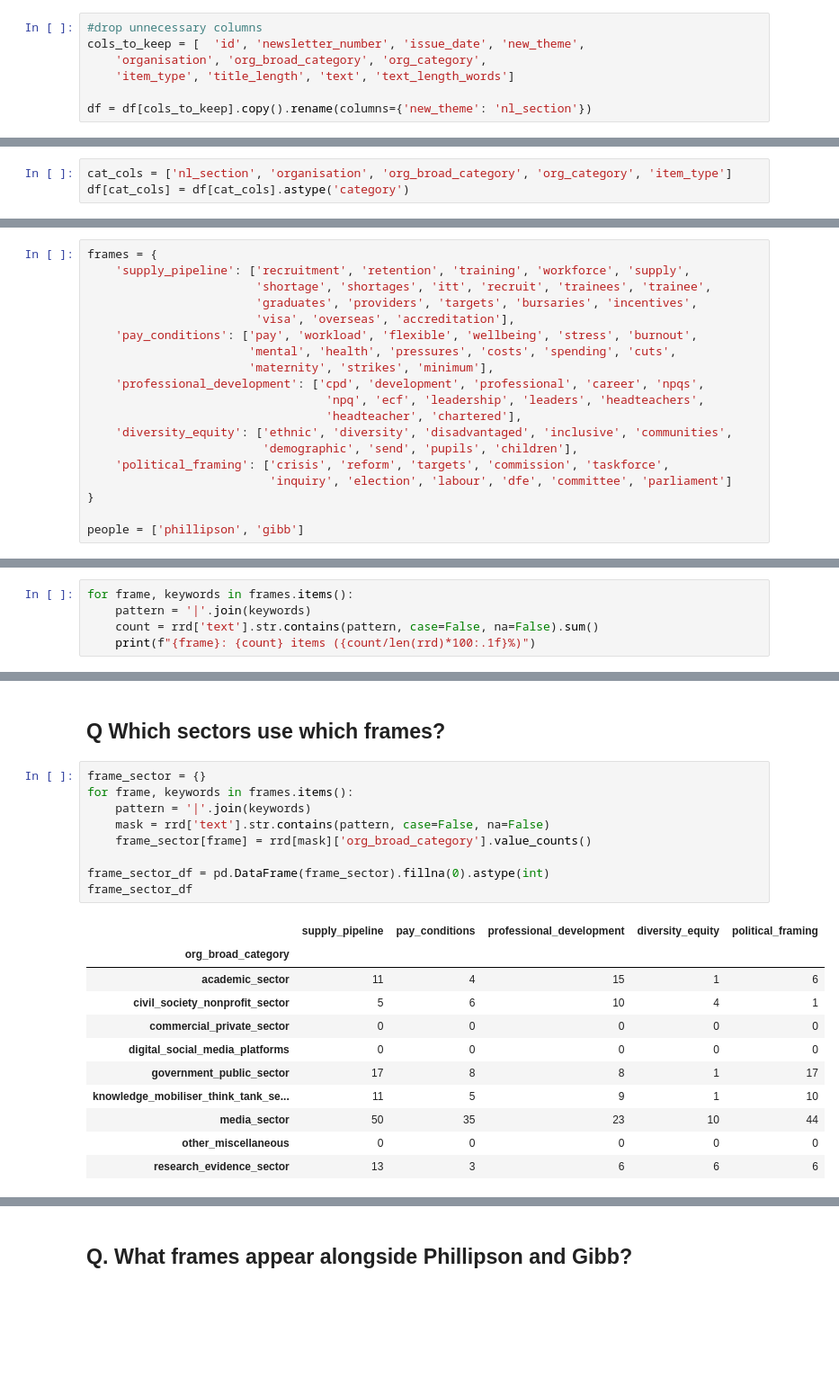
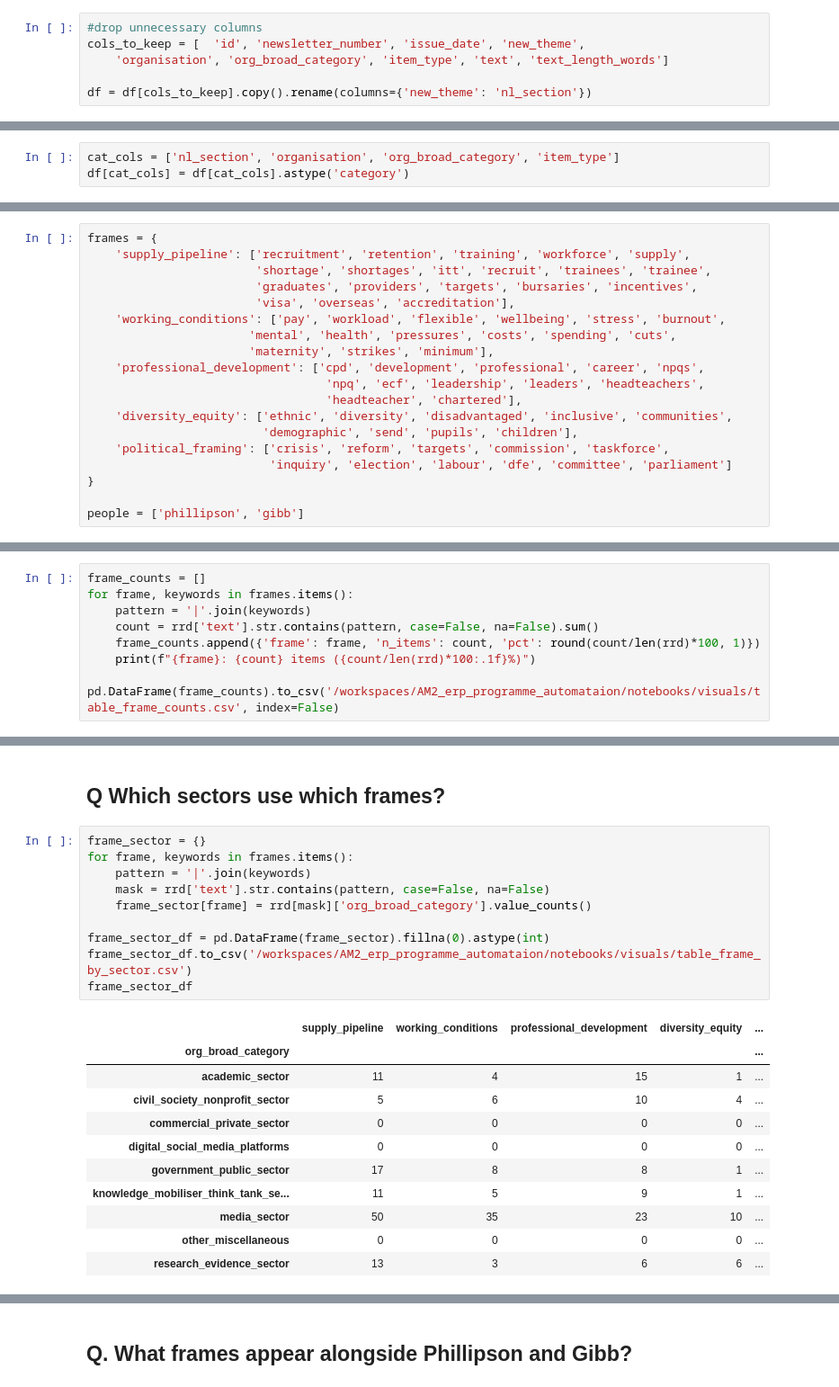
Before and after one commit to Yorkel/newsletter_dashboard_demo, a Jupyter notebook: notebooks/bera_analysis_12.3.26.ipynb, the cells around one changed output, grey strips where cells are left out. Shown at 90% size. Cells and saved outputs as stored; diff of their text form; blank space fills up the shorter version.

```diff
--- a/notebooks/bera_analysis_12.3.26.ipynb
+++ b/notebooks/bera_analysis_12.3.26.ipynb
@@ -41,8 +41,7 @@ memory usage: 232.7+ KB
 # %%
 #drop unnecessary columns
 cols_to_keep = [  'id', 'newsletter_number', 'issue_date', 'new_theme',
-    'organisation', 'org_broad_category', 'org_category',
-    'item_type', 'title_length', 'text', 'text_length_words']
+    'organisation', 'org_broad_category', 'item_type', 'text', 'text_length_words']
 
 df = df[cols_to_keep].copy().rename(columns={'new_theme': 'nl_section'})
 # %%
@@ -54,6 +52,6 @@ Index(['id', 'newsletter_number', 'issue_date', 'nl_section', 'organisation',
       dtype='object')
 # %%
-cat_cols = ['nl_section', 'organisation', 'org_broad_category', 'org_category', 'item_type']
+cat_cols = ['nl_section', 'organisation', 'org_broad_category', 'item_type']
 df[cat_cols] = df[cat_cols].astype('category')
 # %%
 df.info()
@@ -369,7 +439,7 @@ frames = {
                         'shortage', 'shortages', 'itt', 'recruit', 'trainees', 'trainee',
                         'graduates', 'providers', 'targets', 'bursaries', 'incentives',
                         'visa', 'overseas', 'accreditation'],
-    'pay_conditions': ['pay', 'workload', 'flexible', 'wellbeing', 'stress', 'burnout',
+    'working_conditions': ['pay', 'workload', 'flexible', 'wellbeing', 'stress', 'burnout',
                        'mental', 'health', 'pressures', 'costs', 'spending', 'cuts',
                        'maternity', 'strikes', 'minimum'],
     'professional_development': ['cpd', 'development', 'professional', 'career', 'npqs',
@@ -387,9 +457,13 @@ people = ['phillipson', 'gibb']
 # %% [markdown]
 ## Q  Which frames dominate overall in teacher_rrd?
 # %%
+frame_counts = []
 for frame, keywords in frames.items():
     pattern = '|'.join(keywords)
     count = rrd['text'].str.contains(pattern, case=False, na=False).sum()
+    frame_counts.append({'frame': frame, 'n_items': count, 'pct': round(count/len(rrd)*100, 1)})
     print(f"{frame}: {count} items ({count/len(rrd)*100:.1f}%)")
+
+pd.DataFrame(frame_counts).to_csv('/workspaces/AM2_erp_programme_automataion/notebooks/visuals/table_frame_counts.csv', index=False)
 # %% [output]
 supply_pipeline: 123 items (52.8%)
@@ -402,21 +476,22 @@ political_framing: 88 items (37.8%)
 # %%
 frame_sector = {}
 for frame, keywords in frames.items():
     pattern = '|'.join(keywords)
     mask = rrd['text'].str.contains(pattern, case=False, na=False)
     frame_sector[frame] = rrd[mask]['org_broad_category'].value_counts()
 
 frame_sector_df = pd.DataFrame(frame_sector).fillna(0).astype(int)
+frame_sector_df.to_csv('/workspaces/AM2_erp_programme_automataion/notebooks/visuals/table_frame_by_sector.csv')
 frame_sector_df
 # %% [output]
-|  | supply_pipeline | pay_conditions | professional_development | diversity_equity | political_framing |
-| org_broad_category |  |  |  |  |  |
-| academic_sector | 11 | 4 | 15 | 1 | 6 |
-| civil_society_nonprofit_sector | 5 | 6 | 10 | 4 | 1 |
-| commercial_private_sector | 0 | 0 | 0 | 0 | 0 |
-| digital_social_media_platforms | 0 | 0 | 0 | 0 | 0 |
-| government_public_sector | 17 | 8 | 8 | 1 | 17 |
-| knowledge_mobiliser_think_tank_se... | 11 | 5 | 9 | 1 | 10 |
-| media_sector | 50 | 35 | 23 | 10 | 44 |
-| other_miscellaneous | 0 | 0 | 0 | 0 | 0 |
-| research_evidence_sector | 13 | 3 | 6 | 6 | 6 |
+|  | supply_pipeline | working_conditions | professional_development | diversity_equity | ... |
+| org_broad_category |  |  |  |  | ... |
+| academic_sector | 11 | 4 | 15 | 1 | ... |
+| civil_society_nonprofit_sector | 5 | 6 | 10 | 4 | ... |
+| commercial_private_sector | 0 | 0 | 0 | 0 | ... |
+| digital_social_media_platforms | 0 | 0 | 0 | 0 | ... |
+| government_public_sector | 17 | 8 | 8 | 1 | ... |
+| knowledge_mobiliser_think_tank_se... | 11 | 5 | 9 | 1 | ... |
+| media_sector | 50 | 35 | 23 | 10 | ... |
+| other_miscellaneous | 0 | 0 | 0 | 0 | ... |
+| research_evidence_sector | 13 | 3 | 6 | 6 | ... |
```
Also changed, not shown: parts of 43 cells of this notebook, 21 other files.
